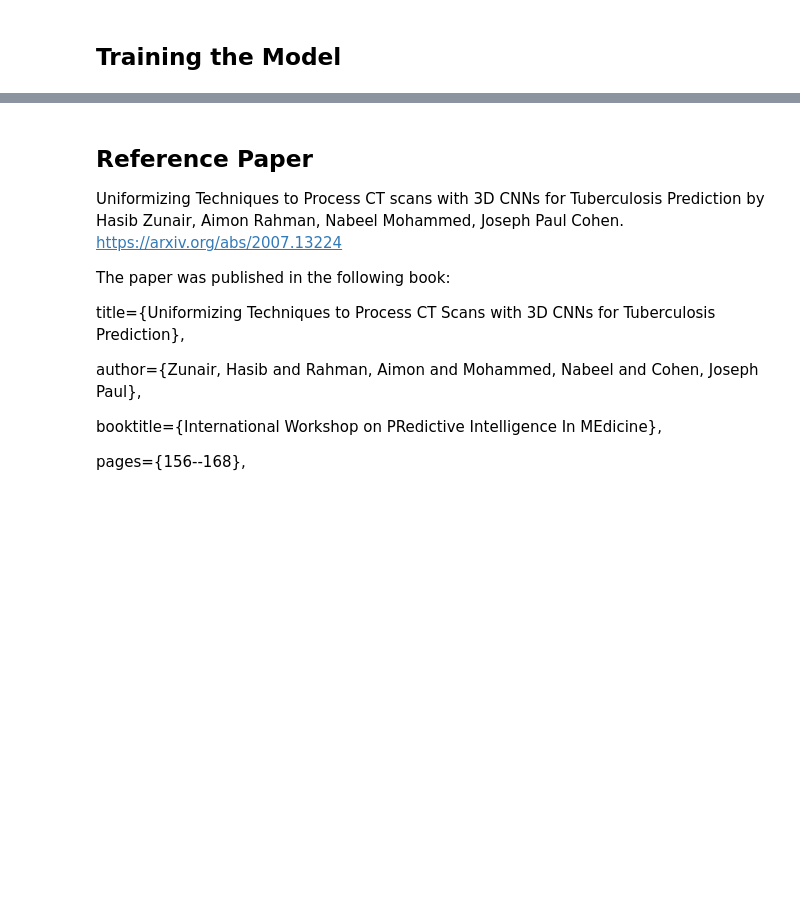
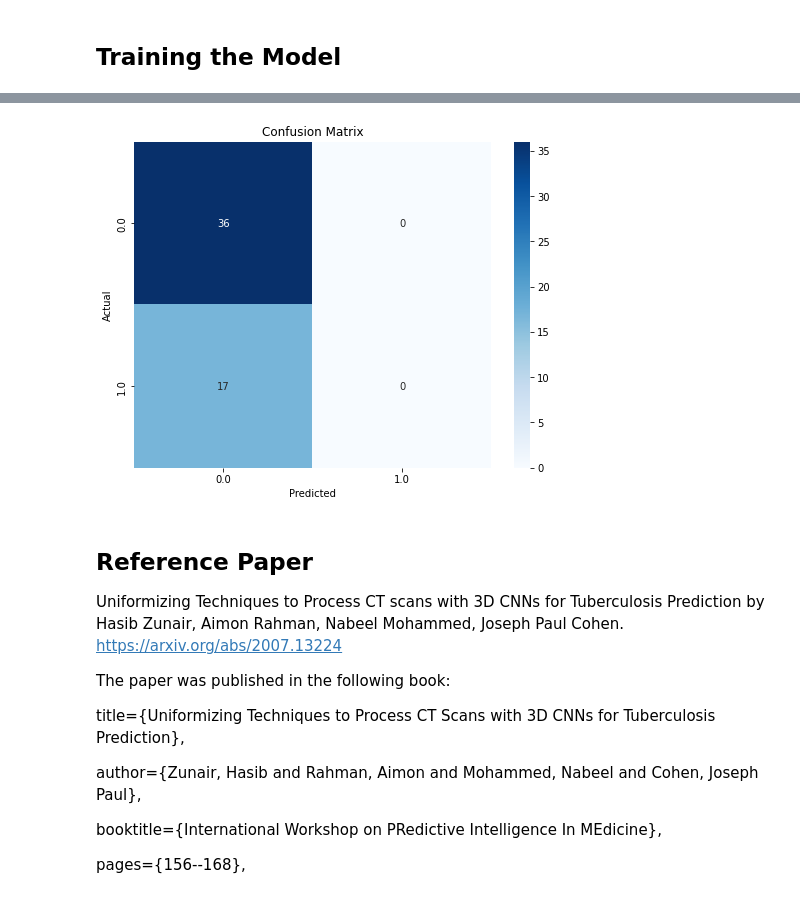
Before and after one commit to hepxpansion/Tatz_Thesis, a Jupyter notebook: Thesis.ipynb, the cells around one changed output, grey strips where cells are left out. Saved outputs shown, nothing was run; the diff lists cells and outputs as text; code cells hidden in the pictures; blank space fills up the shorter version.

```diff
--- a/Thesis.ipynb
+++ b/Thesis.ipynb
@@ -270,0 +239,12 @@ model.fit(
+# %%
+os.environ["CUDA_VISIBLE_DEVICES"] = "-1"
+
+# load the saved model (use the version carefully)
+new_model = keras.models.load_model("3dCNN.h5")
+
+# Get the predictions
+predictions = new_model.predict(my_test_input)
+loss, accuracy = new_model.evaluate(my_test_input, my_test_target)
+
+print(f'Test Loss: {loss}')
+print(f'Test Accuracy: {accuracy}')
@@ -271,3 +255,19 @@ model.fit(
+# %%
+# Plot the confusion matrix
+
+threshold = 0.5
+y_true = np.array(my_test_target)
+y_pred =  (predictions >= threshold).astype(int)
+
+cm = confusion_matrix(y_true, y_pred)
+plt.figure(figsize=(8, 6))
+sns.heatmap(cm, annot=True, fmt='d', cmap='Blues', xticklabels=np.unique(y_true), yticklabels=np.unique(y_true))
+plt.title('Confusion Matrix')
+plt.xlabel('Predicted')
+plt.ylabel('Actual')
+plt.show()
+# %% [output]
+[figure, added]
 # %% [markdown]
 ## Reference Paper
 
```
Also changed, not shown: parts of 24 cells of this notebook, 1 other file.
